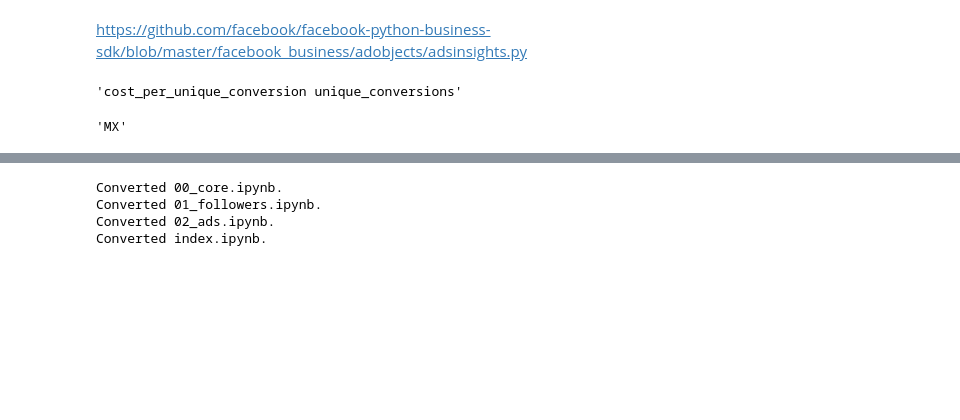
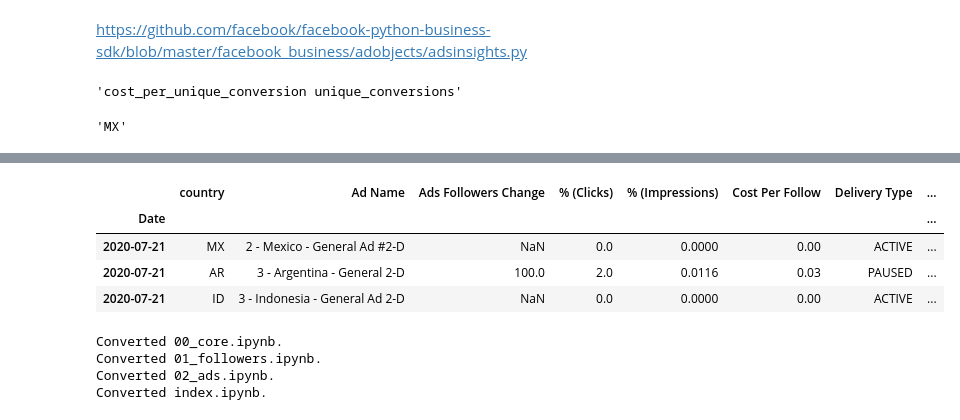
Before and after one commit to manycoding/tomorrowswig_followers, a Jupyter notebook: 02_ads.ipynb, the cells around one changed output, grey strips where cells are left out. Drawn from its saved outputs; the diff is of its cells as text; code cells hidden in the pictures; blank space fills up the shorter version.

```diff
--- a/02_ads.ipynb
+++ b/02_ads.ipynb
@@ -438,7 +436,7 @@ def add_followers(df: pd.DataFrame, new_followers: pd.DataFrame):
     df[df.columns.difference(["% (Impressions)"])] = df[df.columns.difference(["% (Impressions)"])].round(2)
 # %%
 #export
-def get_insights_for(date: str, history_df: pd.DataFrame, countries: pd.DataFrame, followers_change: pd.DataFrame) -> pd.DataFrame:
+def get_insights_for(date: str, countries: pd.DataFrame, followers_change: pd.DataFrame) -> pd.DataFrame:
     iso_date = datetime.strptime(date, "%b %d %Y").strftime("%Y-%m-%d")
     insights = get_insights(iso_date)
     if not insights:
@@ -448,13 +446,7 @@ def get_insights_for(date: str, history_df: pd.DataFrame, countries: pd.DataFram
         followers_change[date] = 0
     add_followers(df, followers_change)
     df["Ads Followers Change"] = followers_change
-    df["API New Followers"] = ""
-    df = df.append(pd.Series(name="", dtype=str))
-    df.iloc[-1, -1] = get_new_followers(iso_date)[1]
-    df = df[list(df.columns[:6]) + [df.columns[-1]] + list(df.columns[6:-1])]
     df["Date"] = iso_date
     df.reset_index(inplace=True)
     df.set_index(df["Date"], inplace=True)
-    df.iloc[-1, 0] = "API"
-    df.iloc[-1, 1] = "API - DAILY"
     return df.drop(columns=["Date"])
@@ -482,5 +477,12 @@ def update_dashboard(history_df: pd.DataFrame, date: str, followers_change: pd.D
 # %%
-# followers_change = pd.DataFrame({"2020-07-21": {'AR': 100, 'AU': 70, 'BD': 0, 'BR': 0, 'CA': 0, 'CL': 0, 'CO': 0}})
+followers_change = pd.DataFrame({"2020-07-21": {'AR': 100, 'AU': 70, 'BD': 0, 'BR': 0, 'CA': 0, 'CL': 0, 'CO': 0}})
+get_insights_for("Jul 21 2020", countries, followers_change)
+# %% [output]
+|  | country | Ad Name | Ads Followers Change | % (Clicks) | % (Impressions) | Cost Per Follow | Delivery Type | ... |
+| Date |  |  |  |  |  |  |  | ... |
+| 2020-07-21 | MX | 2 - Mexico - General Ad #2-D | NaN | 0.0 | 0.0000 | 0.00 | ACTIVE | ... |
+| 2020-07-21 | AR | 3 - Argentina - General 2-D | 100.0 | 2.0 | 0.0116 | 0.03 | PAUSED | ... |
+| 2020-07-21 | ID | 3 - Indonesia - General Ad 2-D | NaN | 0.0 | 0.0000 | 0.00 | ACTIVE | ... |
 # %%
 #hide
 from nbdev.export import notebook2script
```
Also changed, not shown: parts of 9 cells of this notebook, 3 other files.
